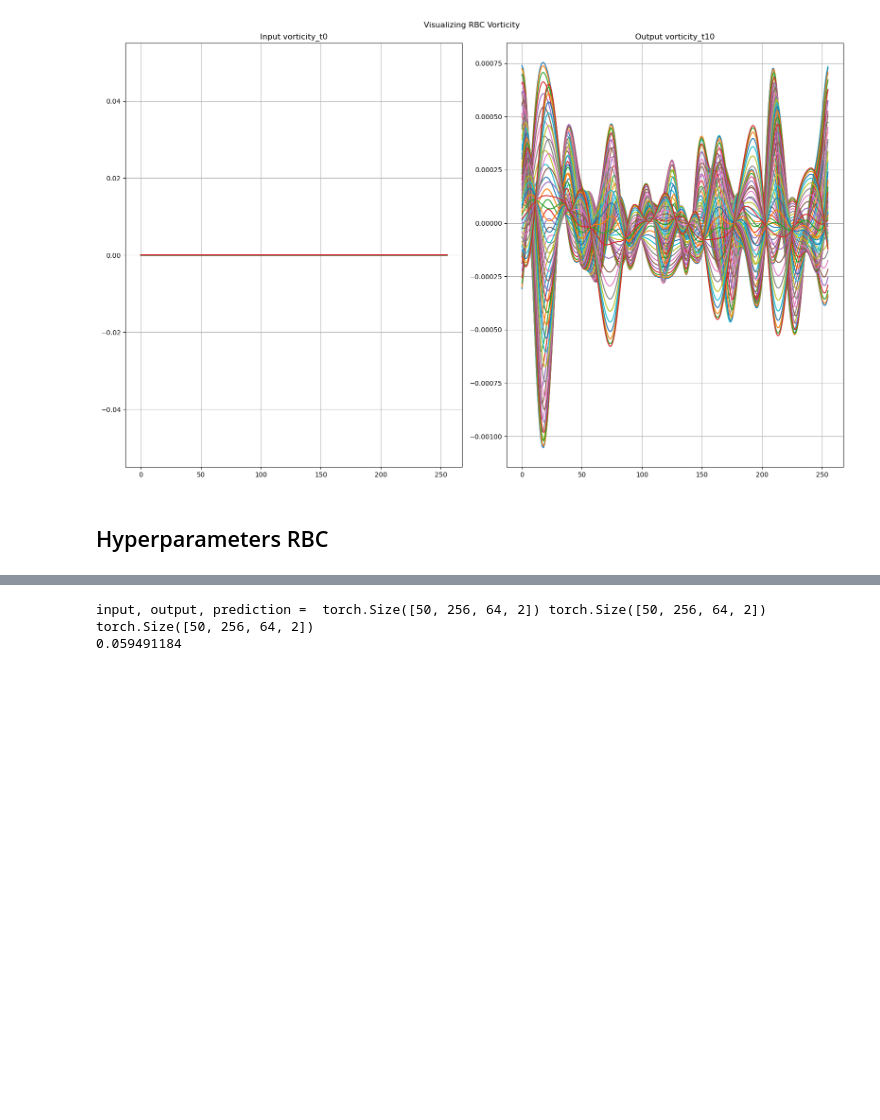
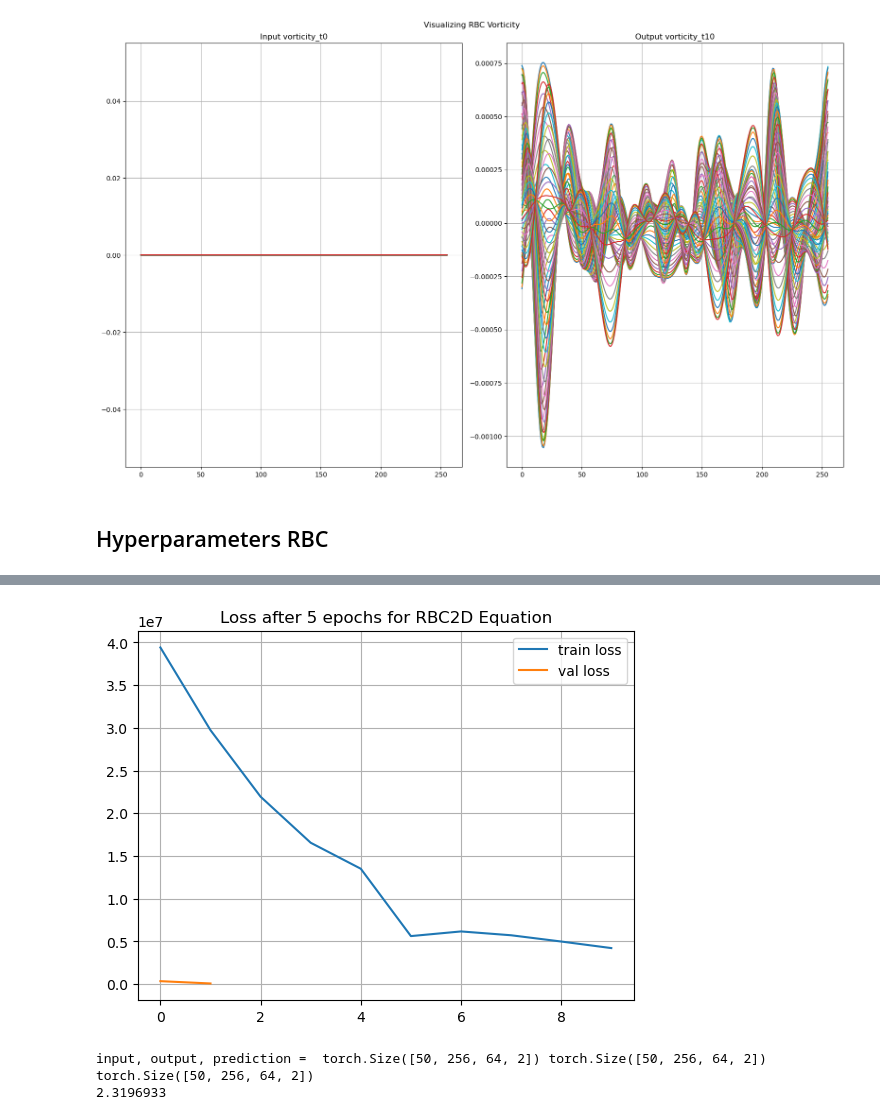
Before and after one commit to Parallel-in-Time/cfno, a Jupyter notebook: FNO.ipynb, the cells around one changed output, grey strips where cells are left out. Saved outputs shown, nothing was run; the diff lists cells and outputs as text; code cells hidden in the pictures; blank space fills up the shorter version.

Commit message:
update RBC Training

```diff
--- a/FNO.ipynb
+++ b/FNO.ipynb
@@ -1018,10 +1032,10 @@ def model_train(problem):
 # %% [markdown]
 ## Loss plotting
 # %%
-def loss_plot(train_loss_history, train_relative_l1_history, val_relative_l1_history):
+def loss_plot(train_loss_history, train_relative_l1_history, val_relative_l1_history,example):
     plt.title(f"Loss after {training_properties['epochs']} epochs for {example} Equation")
     plt.plot(train_loss_history, label="train loss")
-    plt.plot(val_loss_history, label="val loss")
+    plt.plot(val_relative_l1_history, label="val loss")
     plt.legend()
     # plt.yscale("log")
     plt.grid()
@@ -1478,7 +1492,7 @@ def RBC_train_param(training_properties):
         training_properties["scheduler_gamma"] = 10
 
     if "epochs" not in training_properties:
-        training_properties["epochs"] = 1000
+        training_properties["epochs"] = 5
 
     if "batch_size" not in training_properties:
         training_properties["batch_size"] = 50
@@ -1503,14 +1517,6 @@ network_properties = {}
 training_properties = {}
 fno_architecture = RBC_param(network_properties)
 training_properties = RBC_train_param(training_properties)
-
-learning_rate = training_properties["learning_rate"]
-batch_size = training_properties["batch_size"]
-weight_decay = training_properties["weight_decay"]
-scheduler_step = training_properties["scheduler_step"]
-scheduler_gamma = training_properties["scheduler_gamma"]
-training_samples = training_properties["training_samples"]
-p = training_properties["exp"]
 
 df = pd.DataFrame.from_dict([training_properties]).T
 df.to_csv(folder + '/training_properties.txt', header=False, index=True, mode='w')
@@ -1519,5 +1525,6 @@ df.to_csv(folder + '/net_architecture.txt', header=False, index=True, mode='w')
 print("Training paramaters:", training_properties)
 print("FNO model:", fno_architecture)
 
-problem = RBC2D(fno_architecture, device, batch_size,training_samples)
+example = "RBC2D"
+problem = RBC2D(fno_architecture, device, batch_size,training_samples,epochs)
 # %% [output]
@@ -1525,3 +1532,3 @@ Training paramaters: {'learning_rate': 0.001, 'weight_decay': 1e-06, 'scheduler_
 FNO model: {'modes1': 32, 'modes2': 16, 'width': 64, 'n_layers': 4, 'proj_scale': 128, 'padding': 0, 'include_grid': 1, 'FourierF': 0}
 # %%
-train_loss_history, train_relative_l1_history, val_relative_l1_history = model_train(problem)
+train_loss_history, train_relative_l1_history, val_relative_l1_history = model_train(problem, training_properties)
@@ -1528,7 +1540,12 @@ train_loss_history, train_relative_l1_history, val_relative_l1_history = model_t
 # %%
-loss_plot(train_loss_history, train_relative_l1_history, val_relative_l1_history)
+loss_plot(train_loss_history, train_relative_l1_history, val_relative_l1_history, example)
+# %% [output]
+[figure, added]
 # %%
 index = 5
+device = torch.device('cpu')
+model = problem.model
+model.load_state_dict(torch.load("/p/project/cexalab/john2/NeuralOperators/FNO/TrainModels/FNO_RBC2D_tmp2/model.pt",  map_location=lambda storage, loc: storage))
 for step, (input_batch, output_batch) in enumerate(problem.test_loader):
             output_pred_batch = model(input_batch)
             print("input, output, prediction = ",input_batch.shape, output_batch.shape, output_pred_batch.shape)
@@ -1541,4 +1558,4 @@ for step, (input_batch, output_batch) in enumerate(problem.test_loader):
             break
 # %% [output]
 input, output, prediction =  torch.Size([50, 256, 64, 2]) torch.Size([50, 256, 64, 2]) torch.Size([50, 256, 64, 2])
-0.059491184
+2.3196933
```
Also changed, not shown: parts of 5 cells of this notebook, 5 other files.
